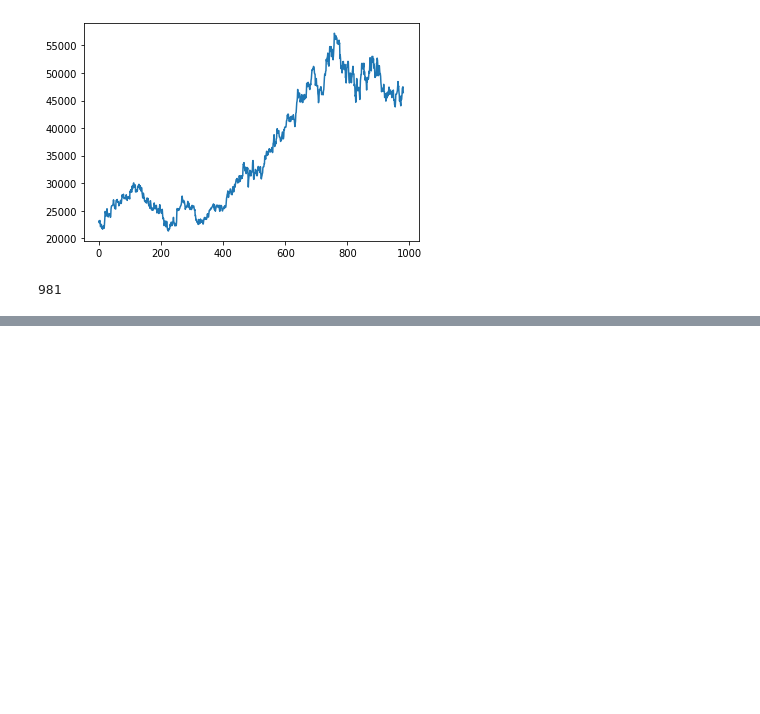
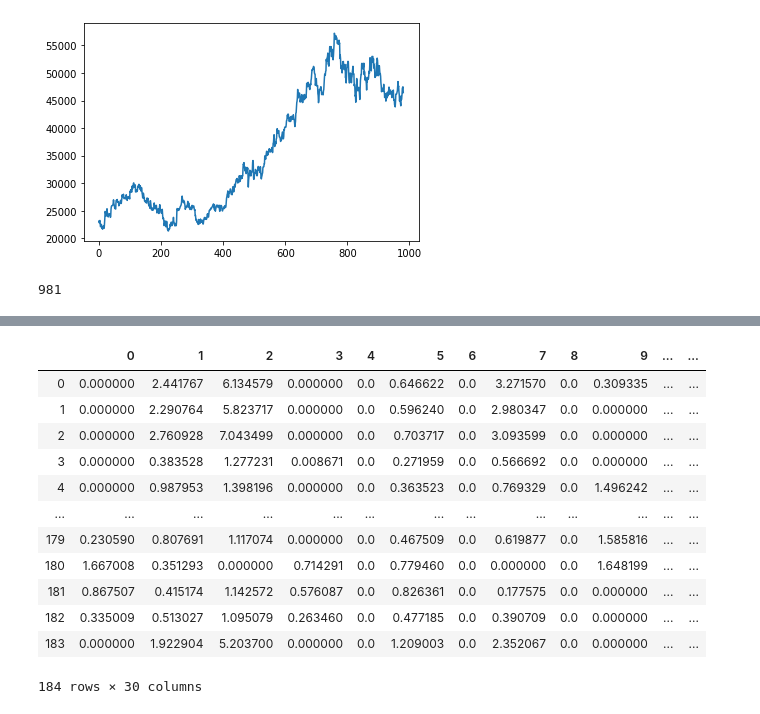
Before and after one commit to hyungjik/TSC_practice, a Jupyter notebook: Untitled.ipynb, the cells around one changed output, grey strips where cells are left out. Cells and saved outputs as stored; diff of their text form; code cells hidden in the pictures; blank space fills up the shorter version.

```diff
--- a/Untitled.ipynb
+++ b/Untitled.ipynb
@@ -192,4 +207,5 @@ Trainable params: 2,577,961
 Non-trainable params: 0
 _________________________________________________________________
 # %%
-# autoencoder.fit(train_data, train_data, nb_epoch = 10, batch_size = 32, shuffle = False, validation_data = (t_test, X_test))
+# 여기서 validation data가 의미하는건 뭐지?
+autoencoder.fit(train_data, train_data, nb_epoch = 50, batch_size = 8, shuffle = False, validation_data = (train_data, train_data))
@@ -195,0 +231,3 @@ _________________________________________________________________
+# %%
+encoder = Model(inputs = input_dim, outputs = encoded6)
+encoded_input = Input(shape = (encoding_dim, ))
@@ -195,0 +236,16 @@ _________________________________________________________________
+# %%
+encoded_train
+# %% [output]
+|  | 0 | 1 | 2 | 3 | 4 | 5 | 6 | 7 | 8 | 9 | ... | ... |
+| 0 | 0.000000 | 2.441767 | 6.134579 | 0.000000 | 0.0 | 0.646622 | 0.0 | 3.271570 | 0.0 | 0.309335 | ... | ... |
+| 1 | 0.000000 | 2.290764 | 5.823717 | 0.000000 | 0.0 | 0.596240 | 0.0 | 2.980347 | 0.0 | 0.000000 | ... | ... |
+| 2 | 0.000000 | 2.760928 | 7.043499 | 0.000000 | 0.0 | 0.703717 | 0.0 | 3.093599 | 0.0 | 0.000000 | ... | ... |
+| 3 | 0.000000 | 0.383528 | 1.277231 | 0.008671 | 0.0 | 0.271959 | 0.0 | 0.566692 | 0.0 | 0.000000 | ... | ... |
+| 4 | 0.000000 | 0.987953 | 1.398196 | 0.000000 | 0.0 | 0.363523 | 0.0 | 0.769329 | 0.0 | 1.496242 | ... | ... |
+| ... | ... | ... | ... | ... | ... | ... | ... | ... | ... | ... | ... | ... |
+| 179 | 0.230590 | 0.807691 | 1.117074 | 0.000000 | 0.0 | 0.467509 | 0.0 | 0.619877 | 0.0 | 1.585816 | ... | ... |
+| 180 | 1.667008 | 0.351293 | 0.000000 | 0.714291 | 0.0 | 0.779460 | 0.0 | 0.000000 | 0.0 | 1.648199 | ... | ... |
+| 181 | 0.867507 | 0.415174 | 1.142572 | 0.576087 | 0.0 | 0.826361 | 0.0 | 0.177575 | 0.0 | 0.000000 | ... | ... |
+| 182 | 0.335009 | 0.513027 | 1.095079 | 0.263460 | 0.0 | 0.477185 | 0.0 | 0.390709 | 0.0 | 0.000000 | ... | ... |
+| 183 | 0.000000 | 1.922904 | 5.203700 | 0.000000 | 0.0 | 1.209003 | 0.0 | 2.352067 | 0.0 | 0.000000 | ... | ... |
+184 rows × 30 columns
```
Also changed, not shown: parts of 18 cells of this notebook.
